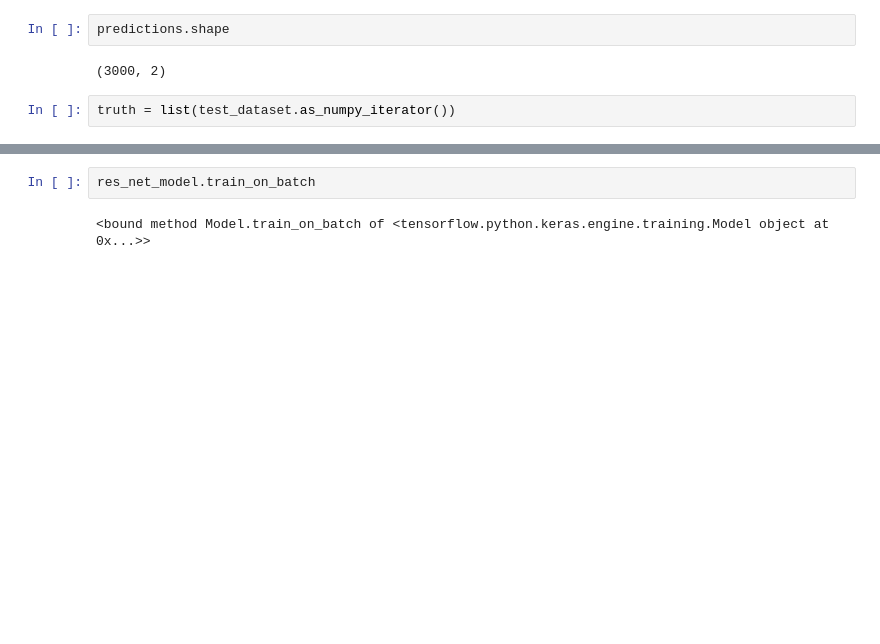
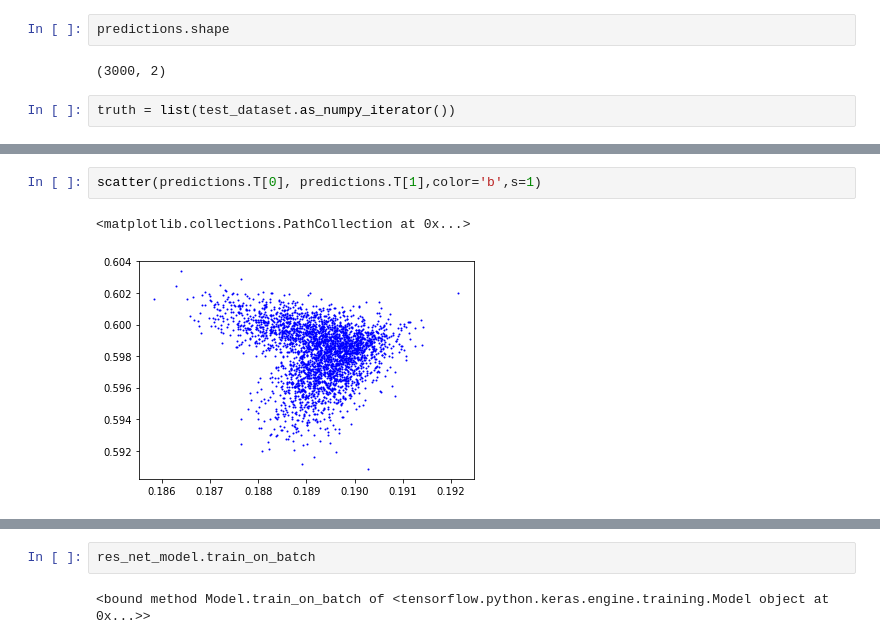
Before and after one commit to liuxx479/Outlier, a Jupyter notebook: notebooks/ResNet_TF.ipynb, the cells around one changed output, grey strips where cells are left out. Drawn from its saved outputs; the diff is of its cells as text; blank space fills up the shorter version.

```diff
--- a/notebooks/ResNet_TF.ipynb
+++ b/notebooks/ResNet_TF.ipynb
@@ -195 +225,6 @@ plt.plot( truth[0][1][:,0],truth[0][1][:,1], marker='o', ls='')
+# %%
+scatter(predictions.T[0], predictions.T[1],color='b',s=1)
+# %% [output]
+<matplotlib.collections.PathCollection at 0x...>
+[figure, added]
 # %%
```
Also changed, not shown: parts of 18 cells of this notebook.
